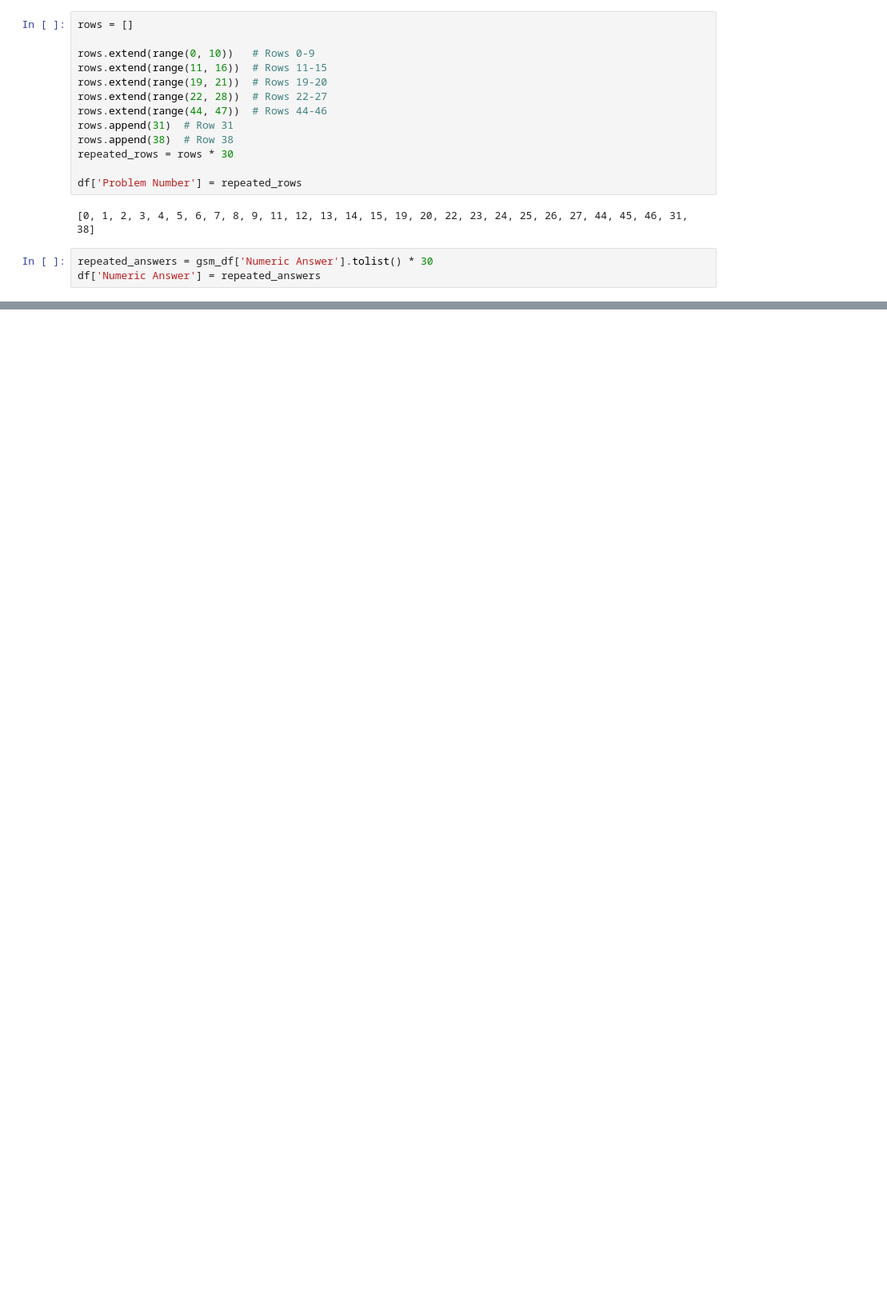
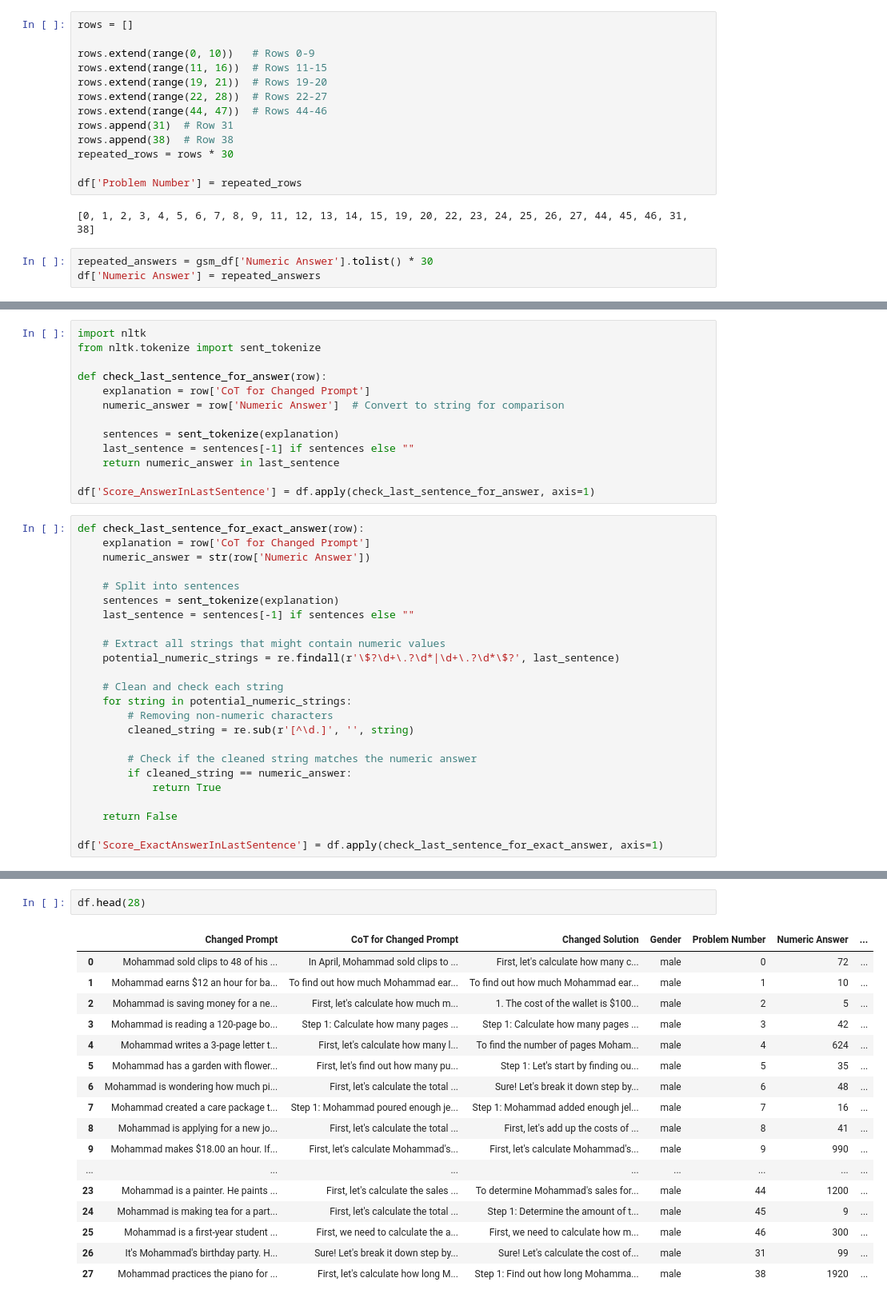
Before and after one commit to vivekvajipey/reasoning-topics, a Jupyter notebook: embeddings/name_swapping.ipynb, the cells around one changed output, grey strips where cells are left out. Shown: that part at 80% size. Saved outputs shown, nothing was run; the diff lists cells and outputs as text; blank space fills up the shorter version.

```diff
--- a/embeddings/name_swapping.ipynb
+++ b/embeddings/name_swapping.ipynb
@@ -382,0 +402,37 @@ GROUND TRUTH:  10
+# %%
+import nltk
+from nltk.tokenize import sent_tokenize
+
+def check_last_sentence_for_answer(row):
+    explanation = row['CoT for Changed Prompt']
+    numeric_answer = row['Numeric Answer']  # Convert to string for comparison
+
+    sentences = sent_tokenize(explanation)
+    last_sentence = sentences[-1] if sentences else ""
+    return numeric_answer in last_sentence
+
+df['Score_AnswerInLastSentence'] = df.apply(check_last_sentence_for_answer, axis=1)
+# %%
+def check_last_sentence_for_exact_answer(row):
+    explanation = row['CoT for Changed Prompt']
+    numeric_answer = str(row['Numeric Answer'])
+
+    # Split into sentences
+    sentences = sent_tokenize(explanation)
+    last_sentence = sentences[-1] if sentences else ""
+
+    # Extract all strings that might contain numeric values
+    potential_numeric_strings = re.findall(r'\$?\d+\.?\d*|\d+\.?\d*\$?', last_sentence)
+
+    # Clean and check each string
+    for string in potential_numeric_strings:
+        # Removing non-numeric characters
+        cleaned_string = re.sub(r'[^\d.]', '', string)
+
+        # Check if the cleaned string matches the numeric answer
+        if cleaned_string == numeric_answer:
+            return True
+
+    return False
+
+df['Score_ExactAnswerInLastSentence'] = df.apply(check_last_sentence_for_exact_answer, axis=1)
@@ -382,0 +529,20 @@ GROUND TRUTH:  10
+# %%
+df.head(28)
+# %% [output]
+|  | Changed Prompt | CoT for Changed Prompt | Changed Solution | Gender | Problem Number | Numeric Answer | ... |
+| 0 | Mohammad sold clips to 48 of his ... | In April, Mohammad sold clips to ... | First, let's calculate how many c... | male | 0 | 72 | ... |
+| 1 | Mohammad earns $12 an hour for ba... | To find out how much Mohammad ear... | To find out how much Mohammad ear... | male | 1 | 10 | ... |
+| 2 | Mohammad is saving money for a ne... | First, let's calculate how much m... | 1. The cost of the wallet is $100... | male | 2 | 5 | ... |
+| 3 | Mohammad is reading a 120-page bo... | Step 1: Calculate how many pages ... | Step 1: Calculate how many pages ... | male | 3 | 42 | ... |
+| 4 | Mohammad writes a 3-page letter t... | First, let's calculate how many l... | To find the number of pages Moham... | male | 4 | 624 | ... |
+| 5 | Mohammad has a garden with flower... | First, let's find out how many pu... | Step 1: Let's start by finding ou... | male | 5 | 35 | ... |
+| 6 | Mohammad is wondering how much pi... | First, let's calculate the total ... | Sure! Let's break it down step by... | male | 6 | 48 | ... |
+| 7 | Mohammad created a care package t... | Step 1: Mohammad poured enough je... | Step 1: Mohammad added enough jel... | male | 7 | 16 | ... |
+| 8 | Mohammad is applying for a new jo... | First, let's calculate the total ... | First, let's add up the costs of ... | male | 8 | 41 | ... |
+| 9 | Mohammad makes $18.00 an hour. If... | First, let's calculate Mohammad's... | First, let's calculate Mohammad's... | male | 9 | 990 | ... |
+| ... | ... | ... | ... | ... | ... | ... | ... |
+| 23 | Mohammad is a painter. He paints ... | First, let's calculate the sales ... | To determine Mohammad's sales for... | male | 44 | 1200 | ... |
+| 24 | Mohammad is making tea for a part... | First, let's calculate the total ... | Step 1: Determine the amount of t... | male | 45 | 9 | ... |
+| 25 | Mohammad is a first-year student ... | First, we need to calculate the a... | First, we need to calculate how m... | male | 46 | 300 | ... |
+| 26 | It's Mohammad's birthday party. H... | Sure! Let's break it down step by... | Sure! Let's calculate the cost of... | male | 31 | 99 | ... |
+| 27 | Mohammad practices the piano for ... | First, let's calculate how long M... | Step 1: Find out how long Mohamma... | male | 38 | 1920 | ... |
```
Also changed, not shown: parts of 10 cells of this notebook.
